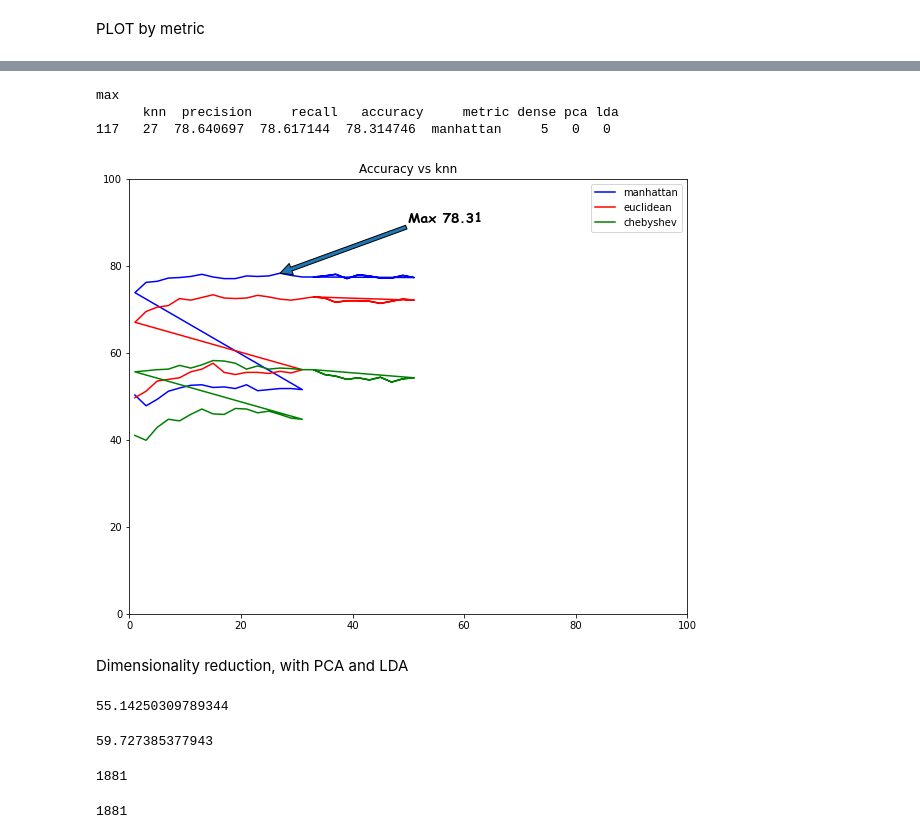
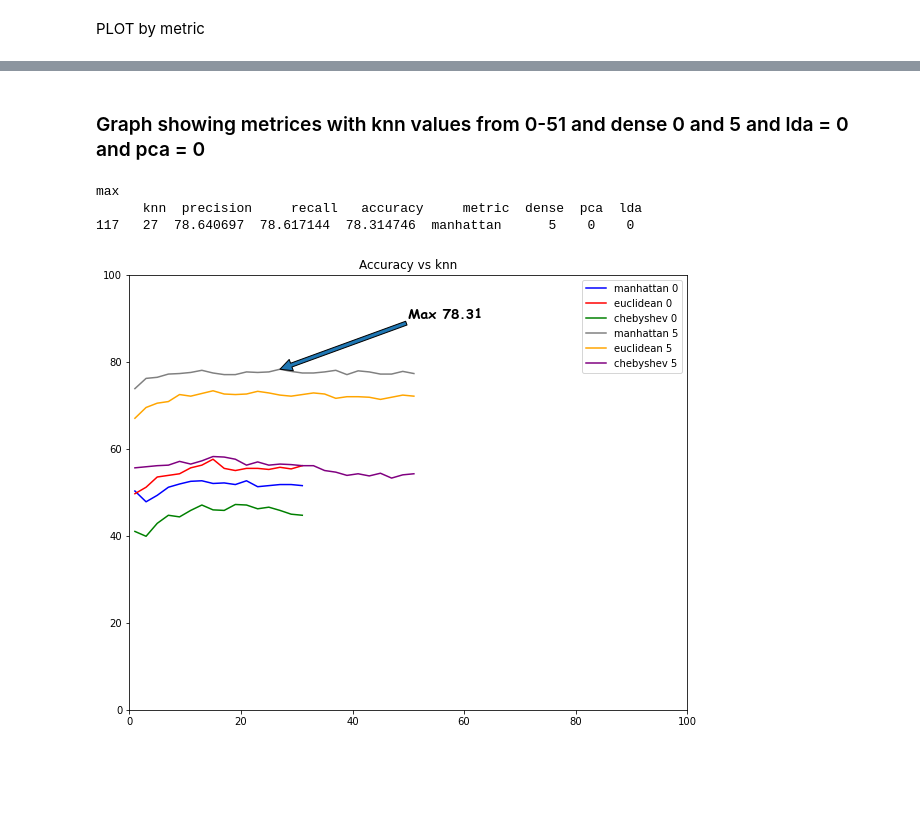
Before and after one commit to StanleyAlbayeros/MCV-M3-MLCV-G02, a Jupyter notebook: BagofVisualWords.ipynb, the cells around one changed output, grey strips where cells are left out. Saved outputs shown, nothing was run; the diff lists cells and outputs as text; code cells hidden in the pictures; blank space fills up the shorter version.

```diff
--- a/BagofVisualWords.ipynb
+++ b/BagofVisualWords.ipynb
@@ -254,2 +344,4 @@ df_all=df_all.append(df_new,ignore_index=True)
+# %%
+df_all.pca=df_all.pca.astype(int)
 # %%
-df_new=df
+df_new=df_all
@@ -335,20 +404,30 @@ max
+# %% [markdown]
+### Graph showing metrices with knn values from 0-51 and dense 0 and 5 and lda = 0 and pca = 0
+# %%
+df2_man_d0=df_new[(df_new.metric=='manhattan')&(df_new.dense==0)&(df_new.lda==0)&(df_new.pca==0)]
+df2_euc_d0=df_new[(df_new.metric=='euclidean')&(df_new.dense==0)&(df_new.lda==0)&(df_new.pca==0)]
+df2_che_d0=df_new[(df_new.metric=='chebyshev')&(df_new.dense==0)&(df_new.lda==0)&(df_new.pca==0)]
+df2_man_d5=df_new[(df_new.metric=='manhattan')&(df_new.dense==5)&(df_new.lda==0)&(df_new.pca==0)]
+df2_euc_d5=df_new[(df_new.metric=='euclidean')&(df_new.dense==5)&(df_new.lda==0)&(df_new.pca==0)]
+df2_che_d5=df_new[(df_new.metric=='chebyshev')&(df_new.dense==5)&(df_new.lda==0)&(df_new.pca==0)]
+# %%
+df_new.dense=df_new.dense.astype(int)
 # %%
 fig, ax = plt.subplots(figsize=(10,8))
 ax.set(title='Accuracy vs knn', xlim=(0,100), ylim=(0,100))
 
-df2_man=df_new[(df_new.metric=='manhattan')]
-df2_euc=df_new[df_new.metric=='euclidean']
-df2_che=df_new[df_new.metric=='chebyshev']
-# print(df2)
 print("max\n",df2[df2.precision==df2.precision.max()])
 # print(df2[df2.recall==df2.recall.max()])
-ax.plot(df2_man.knn, df2_man.accuracy, color='b', label='manhattan')
-ax.plot(df2_euc.knn, df2_euc.accuracy, color='r', label='euclidean')
-ax.plot(df2_che.knn, df2_che.accuracy, color='g', label='chebyshev')
+ax.plot(df2_man_d0.knn, df2_man_d0.accuracy, color='b', label='manhattan 0')
+ax.plot(df2_euc_d0.knn, df2_euc_d0.accuracy, color='r', label='euclidean 0')
+ax.plot(df2_che_d0.knn, df2_che_d0.accuracy, color='g', label='chebyshev 0')
+ax.plot(df2_man_d5.knn, df2_man_d5.accuracy, color='gray', label='manhattan 5')
+ax.plot(df2_euc_d5.knn, df2_euc_d5.accuracy, color='orange', label='euclidean 5')
+ax.plot(df2_che_d5.knn, df2_che_d5.accuracy, color='purple', label='chebyshev 5')
 ax.legend()
 
-# max_val = max(df_new.accuracy)
-# max_idx = df_new.knn[df_new.accuracy.idxmax()]
+max_val = max(df_new.accuracy)
+max_idx = df_new.knn[df_new.accuracy.idxmax()]
 # ax.annotate("Max {:.2f}".format(max_val), xy=(max_idx, max_val),
 #            weight='bold', size=14)
 
@@ -366,31 +445 @@ max
-[figure, old version]
+[figure, new version]
-# %% [markdown]
-Dimensionality reduction, with PCA and LDA
-# %%
-pca = PCA(n_components=64)
-VWpca = pca.fit_transform(visual_words)
-knnpca = KNeighborsClassifier(n_neighbors=5,n_jobs=-1,metric='euclidean')
-knnpca.fit(VWpca, train_labels)
-vwtestpca = pca.transform(visual_words_test)
-accuracy = 100*knnpca.score(vwtestpca, test_labels)
-print(accuracy)
-# %% [output]
-55.14250309789344
-# %%
-lda = LinearDiscriminantAnalysis(n_components=7)
-VWlda = lda.fit_transform(visual_words,train_labels)
-knnlda = KNeighborsClassifier(n_neighbors=5,n_jobs=-1,metric='euclidean')
-knnlda.fit(VWlda, train_labels)
-vwtestlda = lda.transform(visual_words_test)
-accuracy = 100*knnlda.score(vwtestlda, test_labels)
-print(accuracy)
-# %% [output]
-59.727385377943
-# %%
-len(visual_words)
-# %% [output]
-1881
-# %%
-len(train_labels)
-# %% [output]
-1881
```
Also changed, not shown: parts of 26 cells of this notebook.
